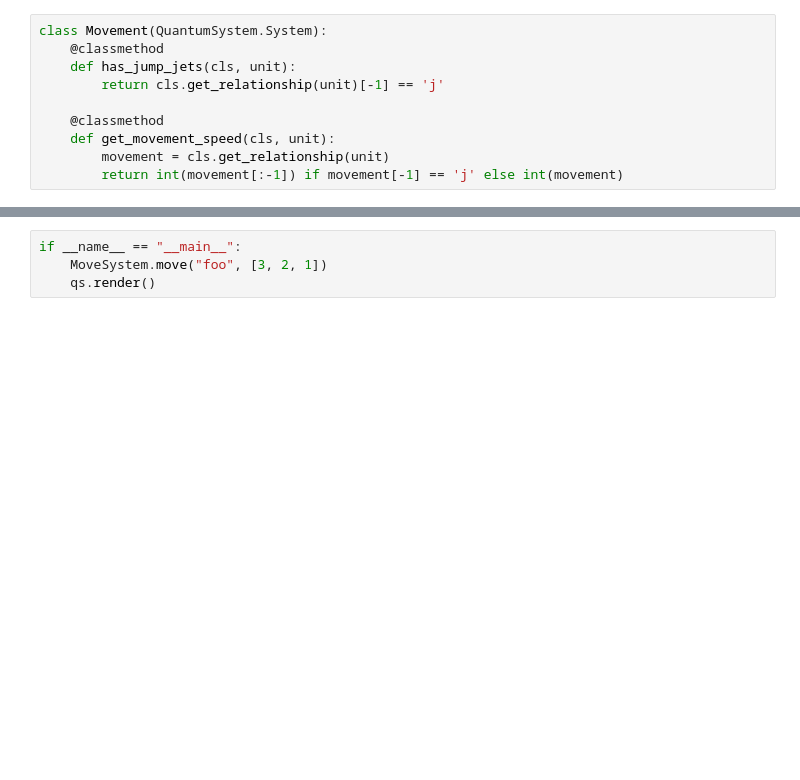
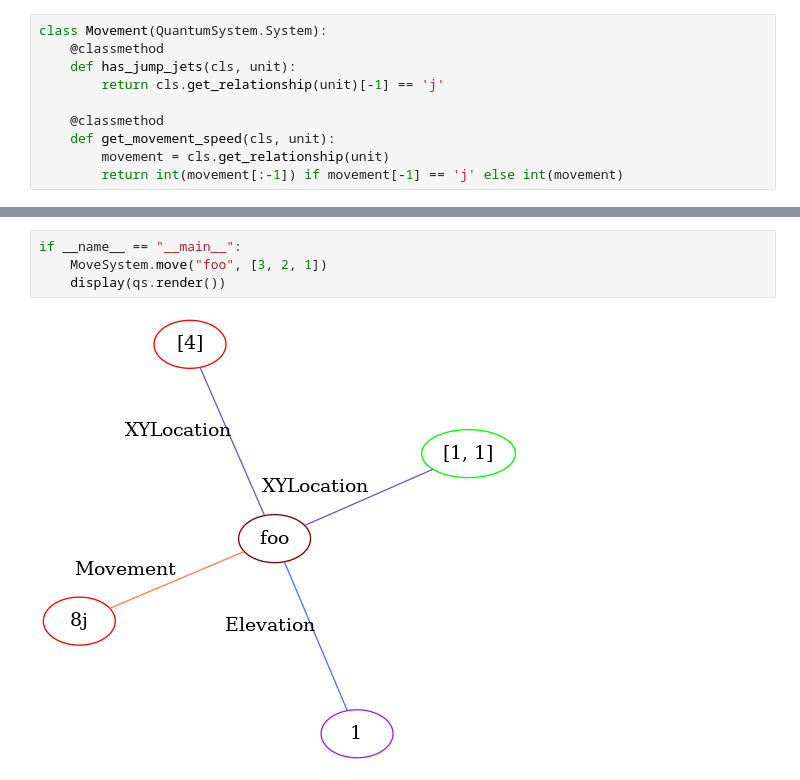
Before and after one commit to MakUrSpace/harmony, a Jupyter notebook: dma/MechaCombat/MovementSystem.ipynb, the cells around one changed output, grey strips where cells are left out. Drawn from its saved outputs; the diff is of its cells as text; blank space fills up the shorter version.

```diff
--- a/dma/MechaCombat/MovementSystem.ipynb
+++ b/dma/MechaCombat/MovementSystem.ipynb
@@ -47,4 +58,6 @@ if __name__ == "__main__":
 # %%
 if __name__ == "__main__":
     MoveSystem.move("foo", [3, 2, 1])
-    qs.render()
+    display(qs.render())
+# %% [output]
+[figure, added]
```
Also changed, not shown: parts of 4 cells of this notebook, 5 other files.
